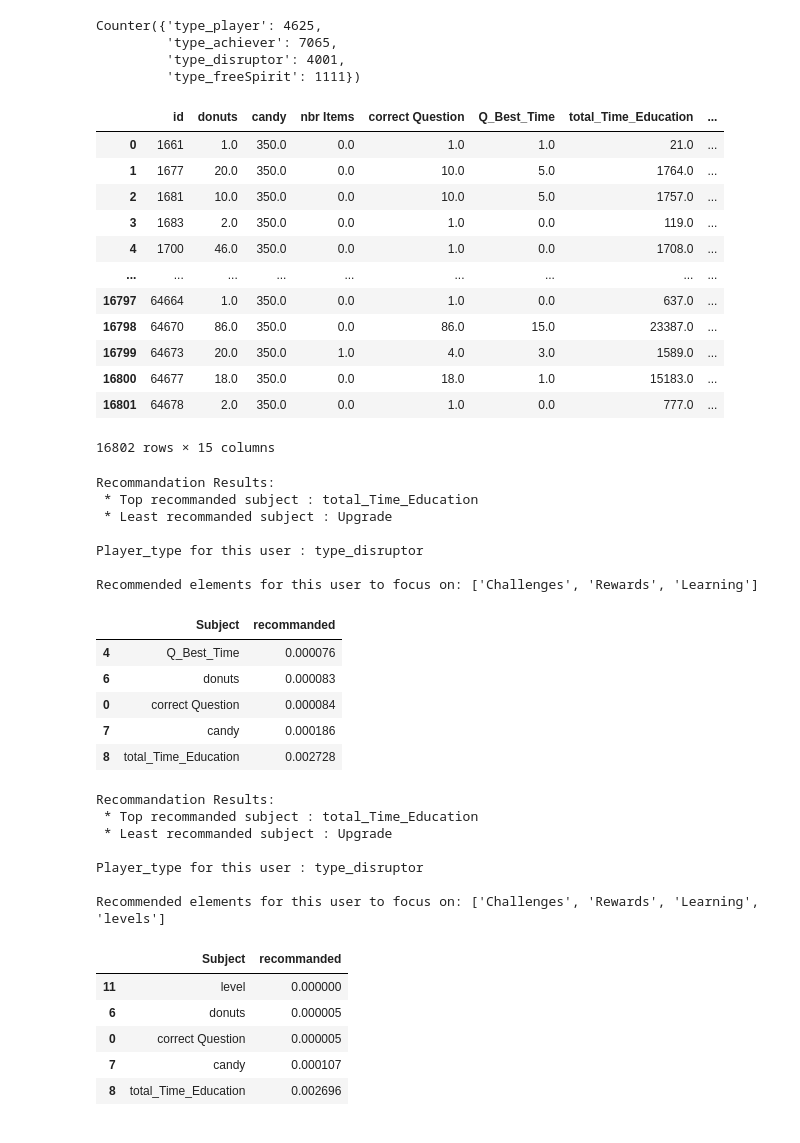
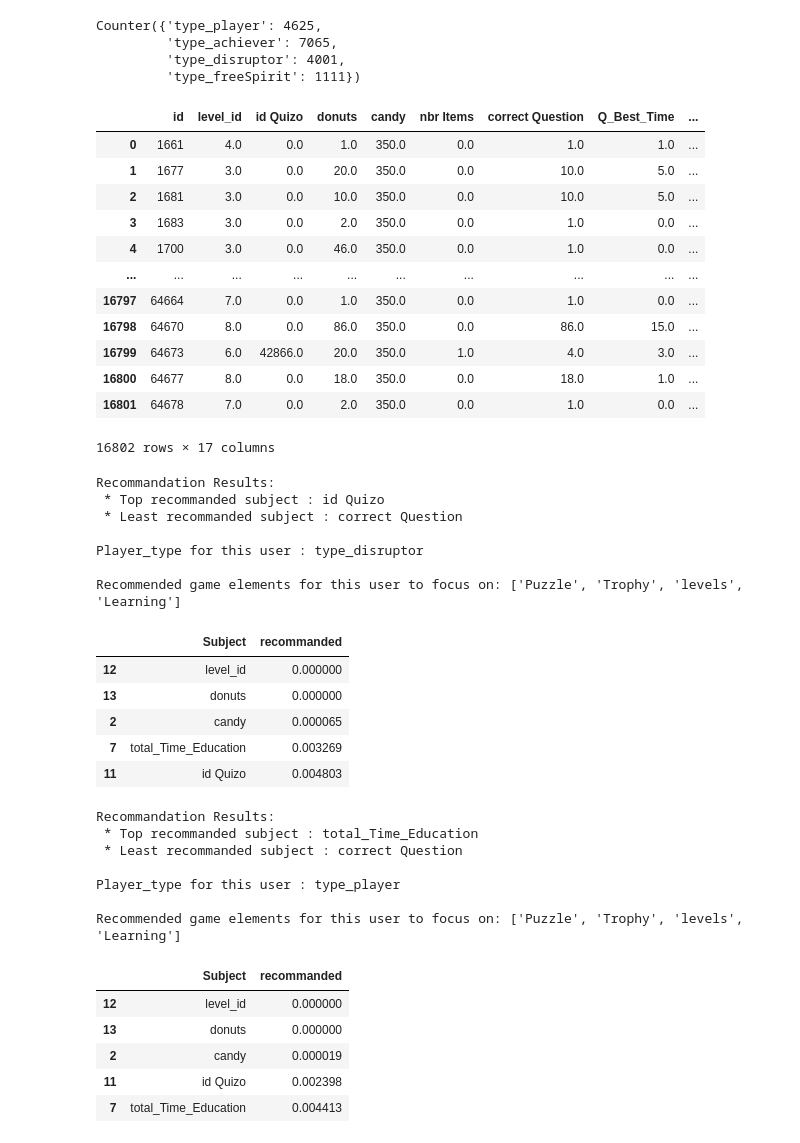
Before and after one commit to Wajih24/Player_Type_Recommender, a Jupyter notebook: Demo (Player Type Custom).ipynb, the cells around one changed output. Saved outputs shown, nothing was run; the diff lists cells and outputs as text; code cells hidden in the pictures.

Commit message:
Updated Notebook for Player_Type

```diff
--- a/Demo (Player Type Custom).ipynb
+++ b/Demo (Player Type Custom).ipynb
@@ -85,33 +85,34 @@ Counter({'type_player': 4625,
 # %%
 # Select only features in relation gamification elements (elements selected can be modified and upgraded)
 # Rewards : donuts, candy, nbr Items
 # Challenges : correct Question, Q_Best_Time
 # Badges : perseverance badge, concentration, Success, Excellence, Upgrade
 # levels : level
 # Learning : total_Time_Education, correct Question
-game_elem = {'Challenges' : ['correct Question', 'Q_Best_Time'],
+game_elem = {'LeaderBoard' : ['correct Question', 'Q_Best_Time'],
+             'Puzzle' : ['id Quizo', 'nbr Items'],
             'Badges' : ['perseverance badge', 'concentration', 'Success', 'Excellence', 'Upgrade'],
-            'Rewards' : ['donuts', 'candy', 'nbr Items'],
+            'Trophy' : ['donuts', 'candy', 'nbr Items'],
             'Learning' : ['total_Time_Education', 'correct Question'],
-            'levels' : ['level']}
+            'levels' : ['level','level_id']}
 
-df_p = df[['id' ,'donuts', 'candy', 'nbr Items','correct Question', 'Q_Best_Time', 'total_Time_Education', 'correct Question',
+df_p = df[['id', 'level_id', 'id Quizo','donuts', 'candy', 'nbr Items','correct Question', 'Q_Best_Time', 'total_Time_Education', 'correct Question',
          'level', 'perseverance badge', 'concentration', 'Success', 'Excellence', 'Upgrade', "Player_Type"]]
 df_p
 # %% [output]
-|  | id | donuts | candy | nbr Items | correct Question | Q_Best_Time | total_Time_Education | ... |
-| 0 | 1661 | 1.0 | 350.0 | 0.0 | 1.0 | 1.0 | 21.0 | ... |
-| 1 | 1677 | 20.0 | 350.0 | 0.0 | 10.0 | 5.0 | 1764.0 | ... |
-| 2 | 1681 | 10.0 | 350.0 | 0.0 | 10.0 | 5.0 | 1757.0 | ... |
-| 3 | 1683 | 2.0 | 350.0 | 0.0 | 1.0 | 0.0 | 119.0 | ... |
-| 4 | 1700 | 46.0 | 350.0 | 0.0 | 1.0 | 0.0 | 1708.0 | ... |
-| ... | ... | ... | ... | ... | ... | ... | ... | ... |
-| 16797 | 64664 | 1.0 | 350.0 | 0.0 | 1.0 | 0.0 | 637.0 | ... |
-| 16798 | 64670 | 86.0 | 350.0 | 0.0 | 86.0 | 15.0 | 23387.0 | ... |
-| 16799 | 64673 | 20.0 | 350.0 | 1.0 | 4.0 | 3.0 | 1589.0 | ... |
-| 16800 | 64677 | 18.0 | 350.0 | 0.0 | 18.0 | 1.0 | 15183.0 | ... |
-| 16801 | 64678 | 2.0 | 350.0 | 0.0 | 1.0 | 0.0 | 777.0 | ... |
+|  | id | level_id | id Quizo | donuts | candy | nbr Items | correct Question | Q_Best_Time | ... |
+| 0 | 1661 | 4.0 | 0.0 | 1.0 | 350.0 | 0.0 | 1.0 | 1.0 | ... |
+| 1 | 1677 | 3.0 | 0.0 | 20.0 | 350.0 | 0.0 | 10.0 | 5.0 | ... |
+| 2 | 1681 | 3.0 | 0.0 | 10.0 | 350.0 | 0.0 | 10.0 | 5.0 | ... |
+| 3 | 1683 | 3.0 | 0.0 | 2.0 | 350.0 | 0.0 | 1.0 | 0.0 | ... |
+| 4 | 1700 | 3.0 | 0.0 | 46.0 | 350.0 | 0.0 | 1.0 | 0.0 | ... |
+| ... | ... | ... | ... | ... | ... | ... | ... | ... | ... |
+| 16797 | 64664 | 7.0 | 0.0 | 1.0 | 350.0 | 0.0 | 1.0 | 0.0 | ... |
+| 16798 | 64670 | 8.0 | 0.0 | 86.0 | 350.0 | 0.0 | 86.0 | 15.0 | ... |
+| 16799 | 64673 | 6.0 | 42866.0 | 20.0 | 350.0 | 1.0 | 4.0 | 3.0 | ... |
+| 16800 | 64677 | 8.0 | 0.0 | 18.0 | 350.0 | 0.0 | 18.0 | 1.0 | ... |
+| 16801 | 64678 | 7.0 | 0.0 | 2.0 | 350.0 | 0.0 | 1.0 | 0.0 | ... |
-16802 rows × 15 columns
+16802 rows × 17 columns
 # %%
 def get_elemenets(elements, game_elem):
     base = []
@@ -163,7 +164,7 @@ def custom_recommender(df_p, user_id, player_type = 'type_player'):
     player = list((df_p.loc[df_p['id'] == user_id])["Player_Type"])
     return(rec,player[0])
 # %%
-recommandations, player = custom_recommender(df_p,1683)
+recommandations, player = custom_recommender(df_p,1700,"type_disruptor")
 try :
    print('Recommandation Results:')
    print(" * Top recommanded subject :",str(recommandations.iloc[-1]['Subject']))
@@ -174,25 +175,25 @@ except :
 print("\nPlayer_type for this user :", player)
 
 #Only the top 5 elements will be considered
-print("\nRecommended elements for this user to focus on:", get_elemenets(recommandations[-5:]["Subject"], game_elem))
+print("\nRecommended game elements for this user to focus on:", get_elemenets(recommandations[-5:]["Subject"], game_elem))
 
 recommandations[-5:]
 # %% [output]
 Recommandation Results:
- * Top recommanded subject : total_Time_Education
- * Least recommanded subject : Upgrade
+ * Top recommanded subject : id Quizo
+ * Least recommanded subject : correct Question
 
 Player_type for this user : type_disruptor
 
-Recommended elements for this user to focus on: ['Challenges', 'Rewards', 'Learning']
+Recommended game elements for this user to focus on: ['Puzzle', 'Trophy', 'levels', 'Learning']
 |  | Subject | recommanded |
-| 4 | Q_Best_Time | 0.000076 |
-| 6 | donuts | 0.000083 |
-| 0 | correct Question | 0.000084 |
-| 7 | candy | 0.000186 |
-| 8 | total_Time_Education | 0.002728 |
+| 12 | level_id | 0.000000 |
+| 13 | donuts | 0.000000 |
+| 2 | candy | 0.000065 |
+| 7 | total_Time_Education | 0.003269 |
+| 11 | id Quizo | 0.004803 |
 # %%
-recommandations, player = custom_recommender(df_p,64673)
+recommandations, player = custom_recommender(df_p,64670,"type_player")
 try :
    print('Recommandation Results:')
    print(" * Top recommanded subject :",str(recommandations.iloc[-1]['Subject']))
@@ -203,20 +204,20 @@ except :
 print("\nPlayer_type for this user :", player)
 
 #Only the top 5 elements will be considered
-print("\nRecommended elements for this user to focus on:", get_elemenets(recommandations[-5:]["Subject"], game_elem))
+print("\nRecommended game elements for this user to focus on:", get_elemenets(recommandations[-5:]["Subject"], game_elem))
 
 recommandations[-5:]
 # %% [output]
 Recommandation Results:
  * Top recommanded subject : total_Time_Education
- * Least recommanded subject : Upgrade
+ * Least recommanded subject : correct Question
 
-Player_type for this user : type_disruptor
+Player_type for this user : type_player
 
-Recommended elements for this user to focus on: ['Challenges', 'Rewards', 'Learning', 'levels']
+Recommended game elements for this user to focus on: ['Puzzle', 'Trophy', 'levels', 'Learning']
 |  | Subject | recommanded |
-| 11 | level | 0.000000 |
-| 6 | donuts | 0.000005 |
-| 0 | correct Question | 0.000005 |
-| 7 | candy | 0.000107 |
-| 8 | total_Time_Education | 0.002696 |
+| 12 | level_id | 0.000000 |
+| 13 | donuts | 0.000000 |
+| 2 | candy | 0.000019 |
+| 11 | id Quizo | 0.002398 |
+| 7 | total_Time_Education | 0.004413 |
```
Also changed, not shown: parts of 2 cells of this notebook.
